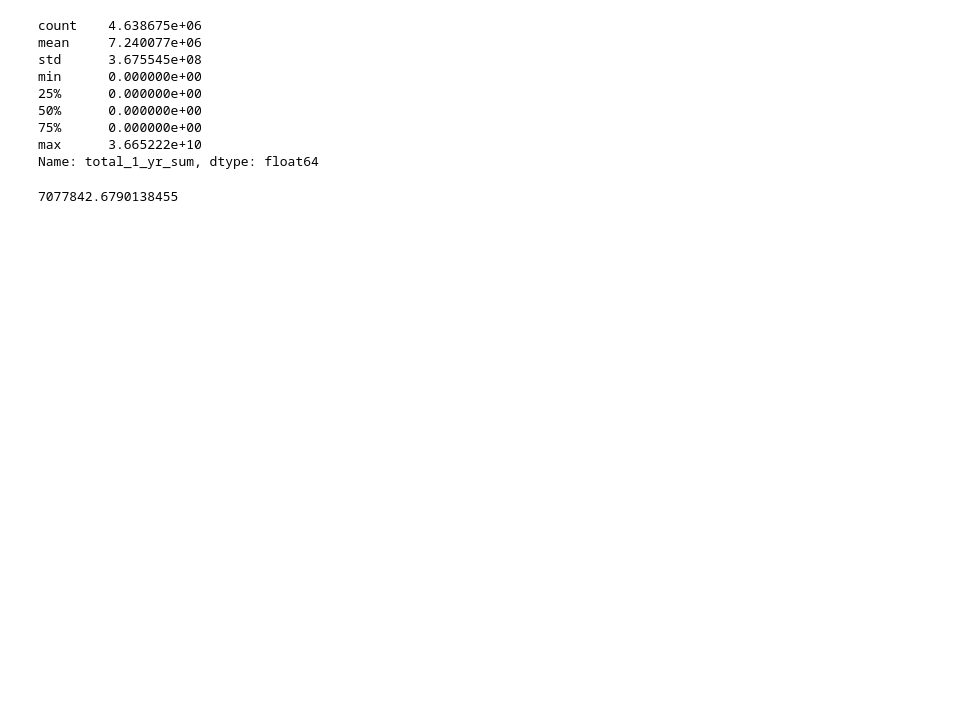
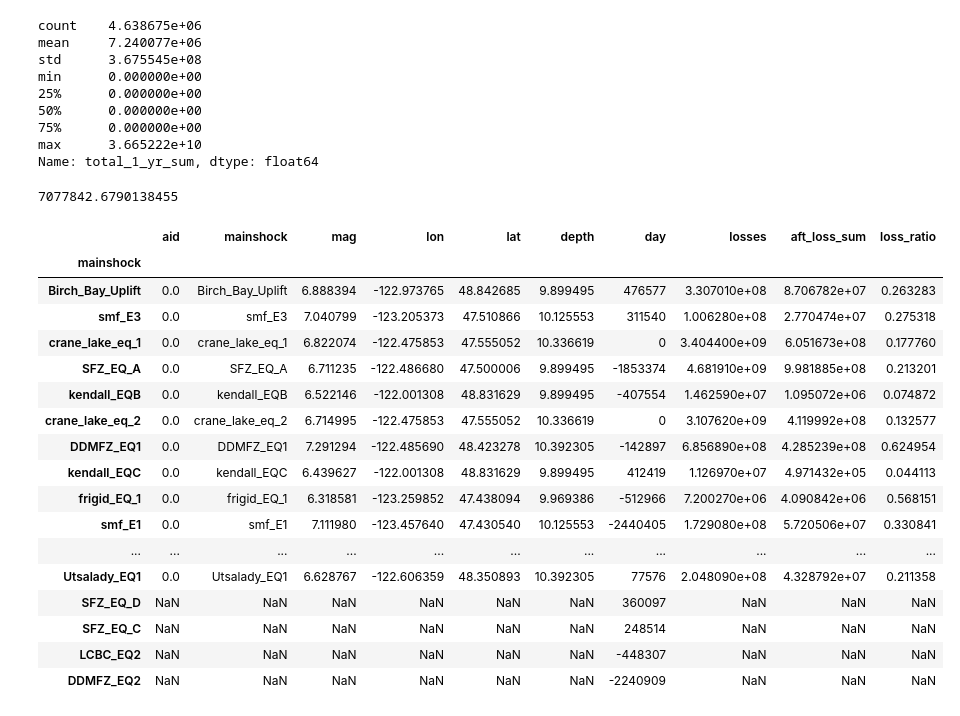
Before and after one commit to cossatot/eq-sequences, a Jupyter notebook: notebooks/eq_loss_analysis.ipynb, the cells around one changed output. Cells and saved outputs as stored; diff of their text form; code cells hidden in the pictures; blank space fills up the shorter version.

```diff
--- a/notebooks/eq_loss_analysis.ipynb
+++ b/notebooks/eq_loss_analysis.ipynb
@@ -536,3 +535,24 @@ Name: total_1_yr_sum, dtype: float64
 eqs.losses.sum() / 13000
 # %% [output]
 7077842.6790138455
+# %%
+mains
+# %% [output]
+|  | aid | mainshock | mag | lon | lat | depth | day | losses | aft_loss_sum | loss_ratio |
+| mainshock |  |  |  |  |  |  |  |  |  |  |
+| Birch_Bay_Uplift | 0.0 | Birch_Bay_Uplift | 6.888394 | -122.973765 | 48.842685 | 9.899495 | 476577 | 3.307010e+08 | 8.706782e+07 | 0.263283 |
+| smf_E3 | 0.0 | smf_E3 | 7.040799 | -123.205373 | 47.510866 | 10.125553 | 311540 | 1.006280e+08 | 2.770474e+07 | 0.275318 |
+| crane_lake_eq_1 | 0.0 | crane_lake_eq_1 | 6.822074 | -122.475853 | 47.555052 | 10.336619 | 0 | 3.404400e+09 | 6.051673e+08 | 0.177760 |
+| SFZ_EQ_A | 0.0 | SFZ_EQ_A | 6.711235 | -122.486680 | 47.500006 | 9.899495 | -1853374 | 4.681910e+09 | 9.981885e+08 | 0.213201 |
+| kendall_EQB | 0.0 | kendall_EQB | 6.522146 | -122.001308 | 48.831629 | 9.899495 | -407554 | 1.462590e+07 | 1.095072e+06 | 0.074872 |
+| crane_lake_eq_2 | 0.0 | crane_lake_eq_2 | 6.714995 | -122.475853 | 47.555052 | 10.336619 | 0 | 3.107620e+09 | 4.119992e+08 | 0.132577 |
+| DDMFZ_EQ1 | 0.0 | DDMFZ_EQ1 | 7.291294 | -122.485690 | 48.423278 | 10.392305 | -142897 | 6.856890e+08 | 4.285239e+08 | 0.624954 |
+| kendall_EQC | 0.0 | kendall_EQC | 6.439627 | -122.001308 | 48.831629 | 9.899495 | 412419 | 1.126970e+07 | 4.971432e+05 | 0.044113 |
+| frigid_EQ_1 | 0.0 | frigid_EQ_1 | 6.318581 | -123.259852 | 47.438094 | 9.969386 | -512966 | 7.200270e+06 | 4.090842e+06 | 0.568151 |
+| smf_E1 | 0.0 | smf_E1 | 7.111980 | -123.457640 | 47.430540 | 10.125553 | -2440405 | 1.729080e+08 | 5.720506e+07 | 0.330841 |
+| ... | ... | ... | ... | ... | ... | ... | ... | ... | ... | ... |
+| Utsalady_EQ1 | 0.0 | Utsalady_EQ1 | 6.628767 | -122.606359 | 48.350893 | 10.392305 | 77576 | 2.048090e+08 | 4.328792e+07 | 0.211358 |
+| SFZ_EQ_D | NaN | NaN | NaN | NaN | NaN | NaN | 360097 | NaN | NaN | NaN |
+| SFZ_EQ_C | NaN | NaN | NaN | NaN | NaN | NaN | 248514 | NaN | NaN | NaN |
+| LCBC_EQ2 | NaN | NaN | NaN | NaN | NaN | NaN | -448307 | NaN | NaN | NaN |
+| DDMFZ_EQ2 | NaN | NaN | NaN | NaN | NaN | NaN | -2240909 | NaN | NaN | NaN |
```
Also changed, not shown: parts of 14 cells of this notebook, 1 other file.
